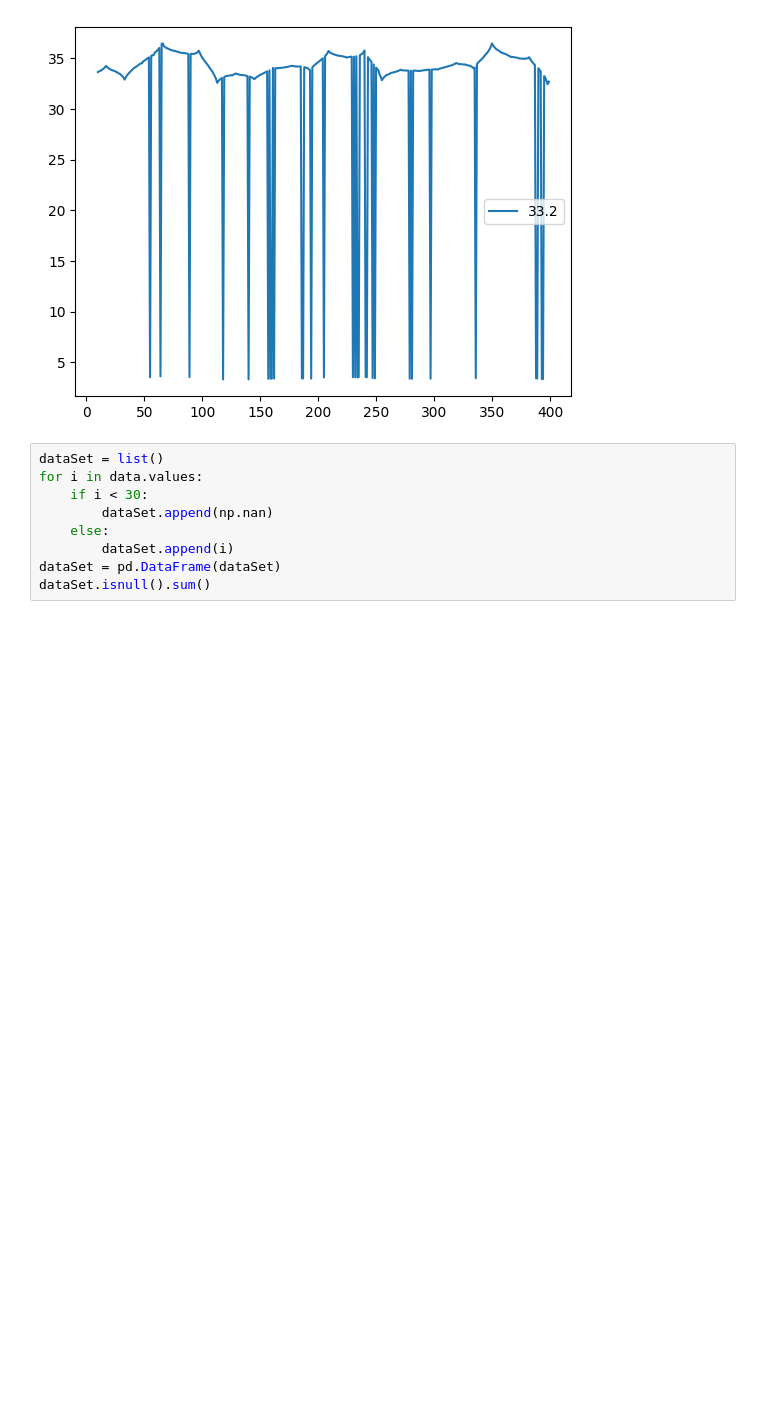
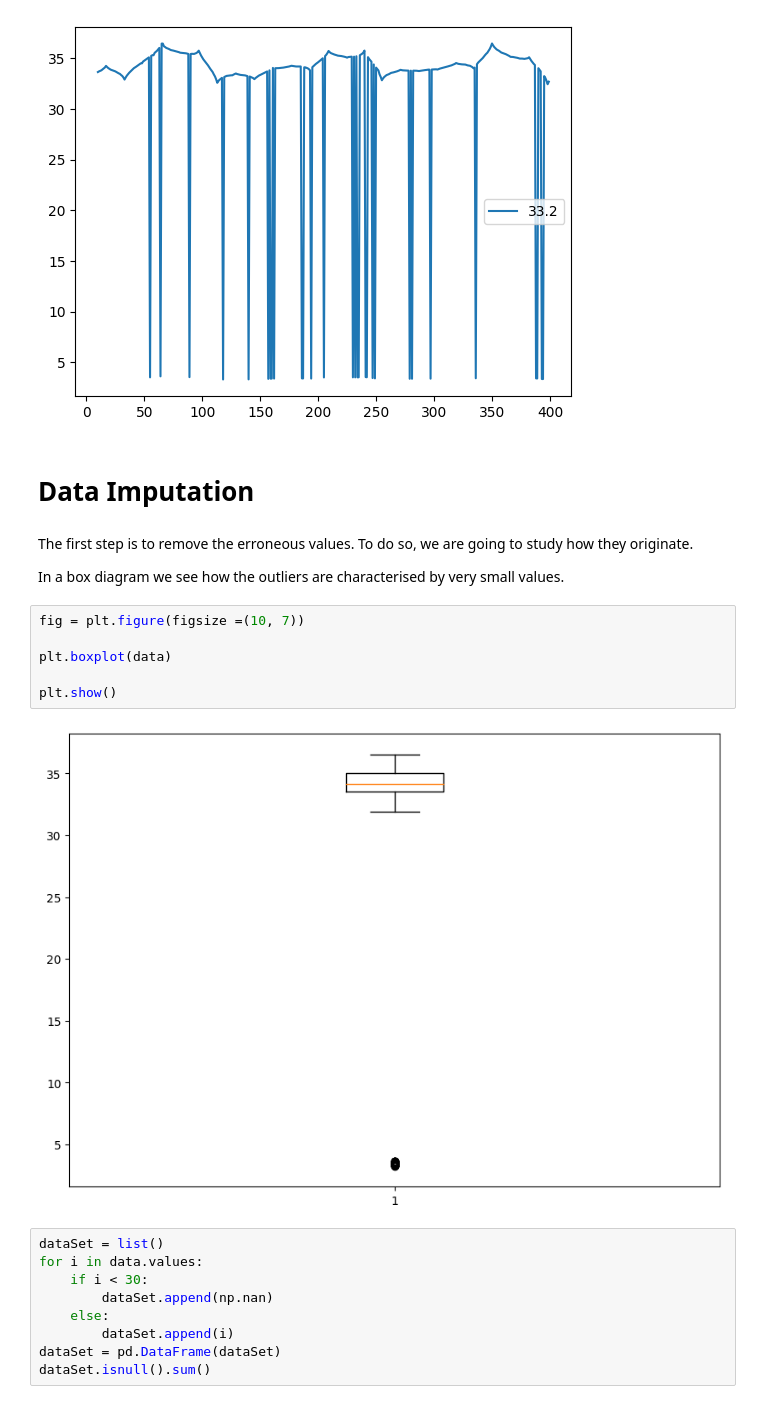
Before and after one commit to adricanovas/TemperatureDataImputation, a Jupyter notebook: DataImputation.ipynb, the cells around one changed output. Cells and saved outputs as stored; diff of their text form; blank space fills up the shorter version.

```diff
--- a/DataImputation.ipynb
+++ b/DataImputation.ipynb
@@ -29,6 +35,20 @@ data[10:400].plot()
 # %% [output]
 <AxesSubplot: >
 [figure]
+# %% [markdown]
+# Data Imputation
+# %% [markdown]
+The first step is to remove the erroneous values. To do so, we are going to study how they originate.
+
+In a box diagram we see how the outliers are characterised by very small values.
+# %%
+fig = plt.figure(figsize =(10, 7))
+
+plt.boxplot(data)
+
+plt.show()
+# %% [output]
+[figure, added]
 # %%
 dataSet = list()
 for i in data.values:
```
Also changed, not shown: parts of 5 cells of this notebook, 1 other file.
